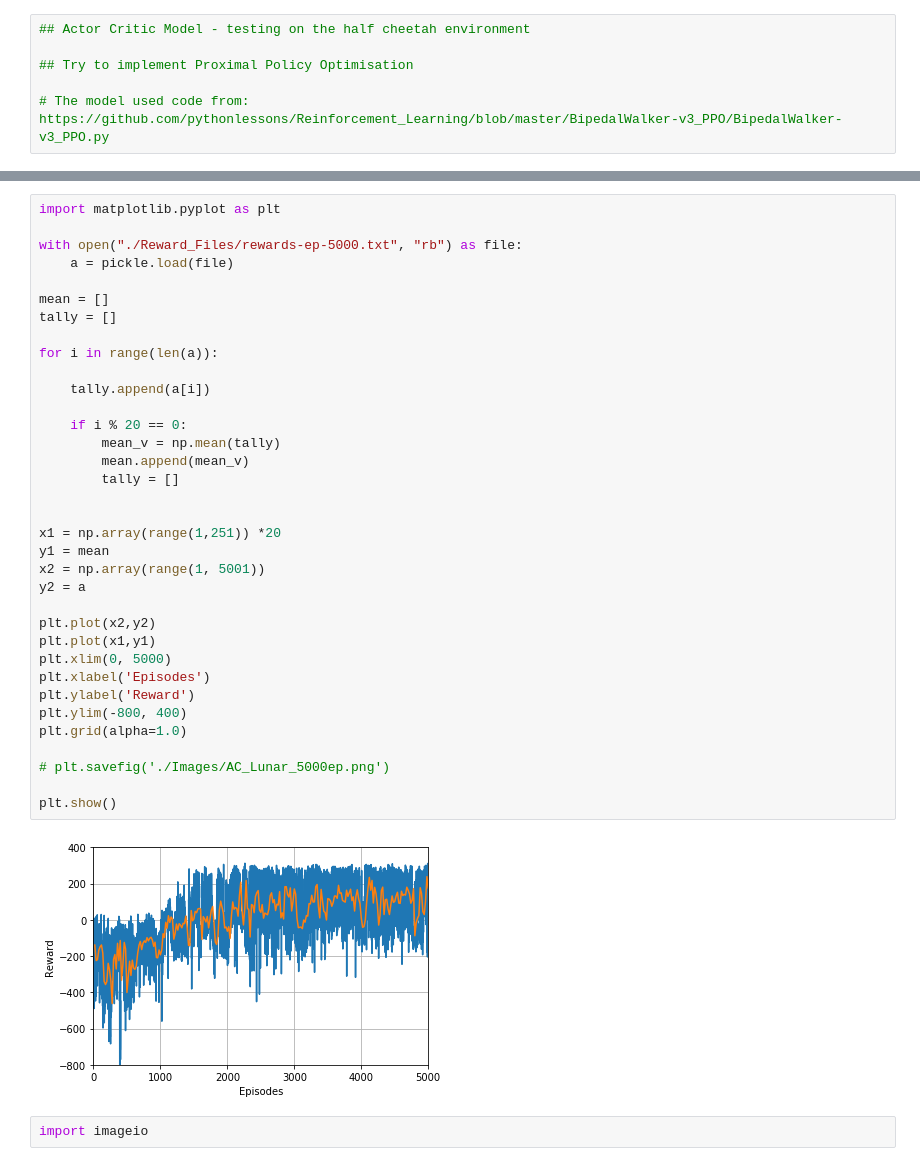
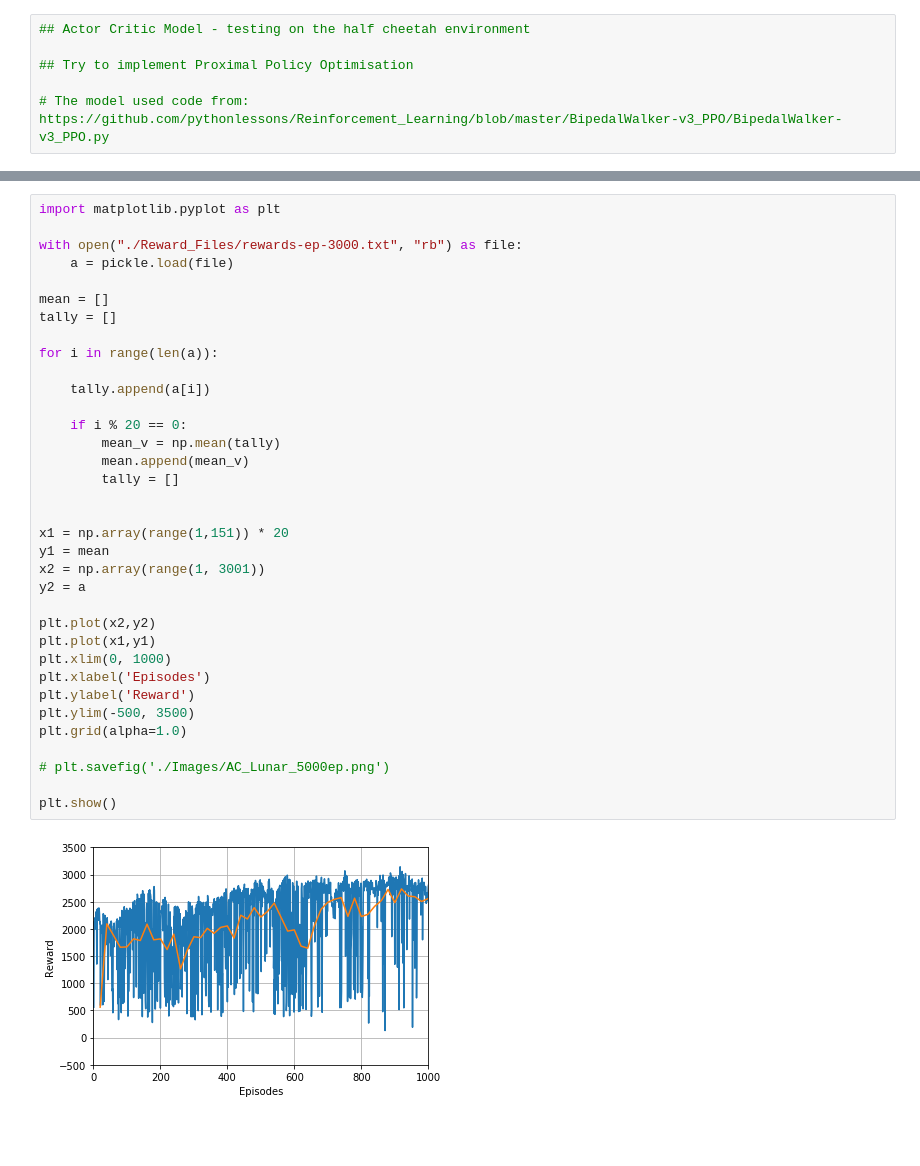
Before and after one commit to hemerson1/Deep-RL-Intro, a Jupyter notebook: DQN + Actor-Critic /Actor-Critic.ipynb, the cells around one changed output, grey strips where cells are left out. Saved outputs shown, nothing was run; the diff lists cells and outputs as text; blank space fills up the shorter version.

```diff
--- a/DQN + Actor-Critic /Actor-Critic.ipynb
+++ b/DQN + Actor-Critic /Actor-Critic.ipynb
@@ -366,39 +370,37 @@ The score at the end of episode 2 is: 280.3043249812922
 # %%
 import matplotlib.pyplot as plt
 
-with open("./Reward_Files/rewards-ep-5000.txt", "rb") as file:
+with open("./Reward_Files/rewards-ep-3000.txt", "rb") as file:
     a = pickle.load(file)
 
 mean = []
 tally = []
 
 for i in range(len(a)):
 
     tally.append(a[i])
 
     if i % 20 == 0:
         mean_v = np.mean(tally)
         mean.append(mean_v)
         tally = []
 
 
-x1 = np.array(range(1,251)) *20
+x1 = np.array(range(1,151)) * 20
 y1 = mean
-x2 = np.array(range(1, 5001))
+x2 = np.array(range(1, 3001))
 y2 = a
 
 plt.plot(x2,y2)
 plt.plot(x1,y1)
-plt.xlim(0, 5000)
+plt.xlim(0, 1000)
 plt.xlabel('Episodes')
 plt.ylabel('Reward')
-plt.ylim(-800, 400)
+plt.ylim(-500, 3500)
 plt.grid(alpha=1.0)
 
 # plt.savefig('./Images/AC_Lunar_5000ep.png')
 
 plt.show()
 # %% [output]
-[figure, old version]
+[figure, new version]
-# %%
-import imageio
```
Also changed, not shown: parts of 2 cells of this notebook, 49 other files.
